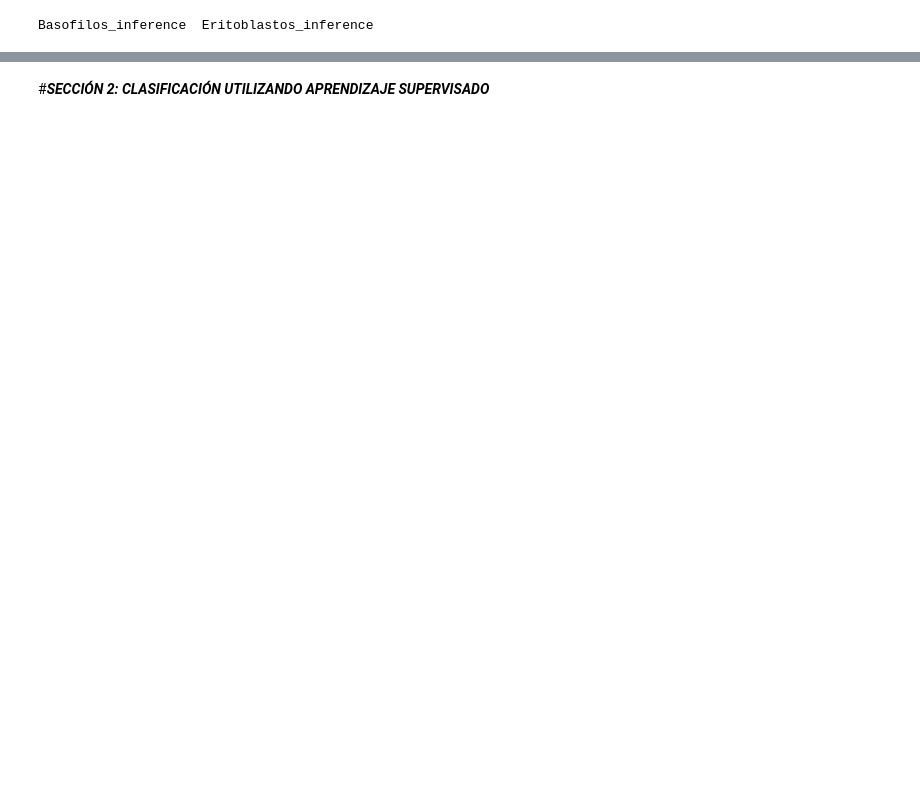
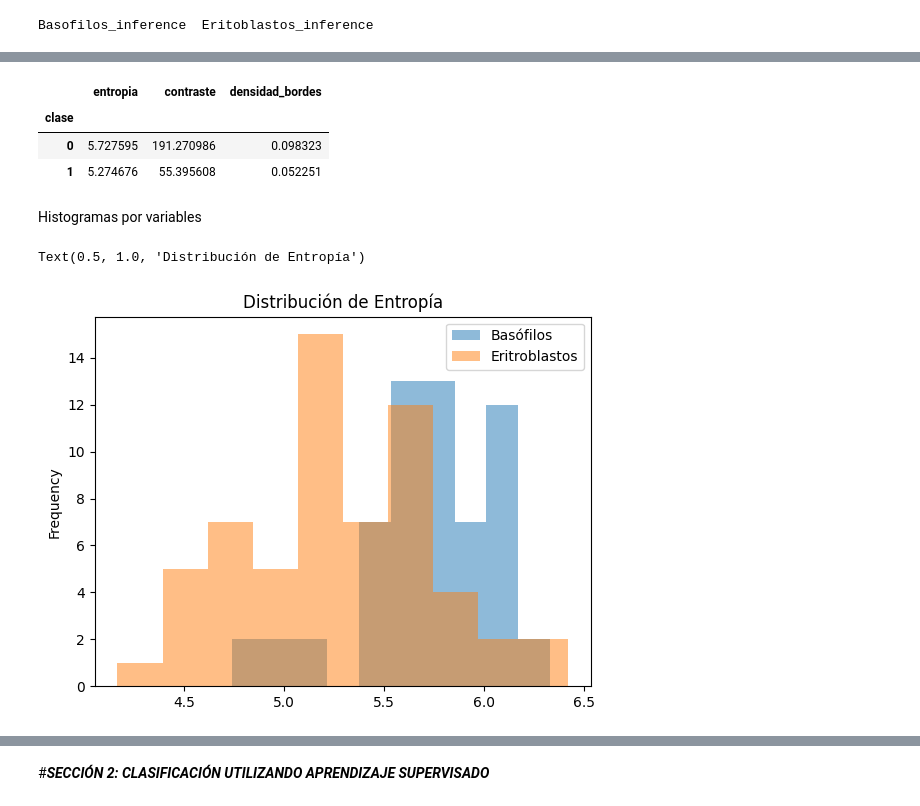
Before and after one commit to MiguelAngeloTr/Aprendizaje_Automatico, a Jupyter notebook: Entrega_6/Clasificacion_de_celulas.ipynb, the cells around one changed output, grey strips where cells are left out. Drawn from its saved outputs; the diff is of its cells as text; code cells hidden in the pictures; blank space fills up the shorter version.

```diff
--- a/Entrega_6/Clasificacion_de_celulas.ipynb
+++ b/Entrega_6/Clasificacion_de_celulas.ipynb
@@ -296,0 +201,19 @@ plt.show()
+# %%
+#Estadisticos descriptivos por cada clase
+
+celulas.groupby("clase")[["entropia","contraste","densidad_bordes"]].mean()
+# %% [output]
+|  | entropia | contraste | densidad_bordes |
+| clase |  |  |  |
+| 0 | 5.727595 | 191.270986 | 0.098323 |
+| 1 | 5.274676 | 55.395608 | 0.052251 |
+# %% [markdown]
+Histogramas por variables
+# %%
+#Entropia
+celulas[celulas["clase"]==0]["entropia"].plot(kind="hist", alpha=0.5, label="Basófilos")
+celulas[celulas["clase"]==1]["entropia"].plot(kind="hist", alpha=0.5, label="Eritroblastos")
+plt.legend(); plt.title("Distribución de Entropía")
+# %% [output]
+Text(0.5, 1.0, 'Distribución de Entropía')
+[figure, added]
```
Also changed, not shown: parts of 30 cells of this notebook.
